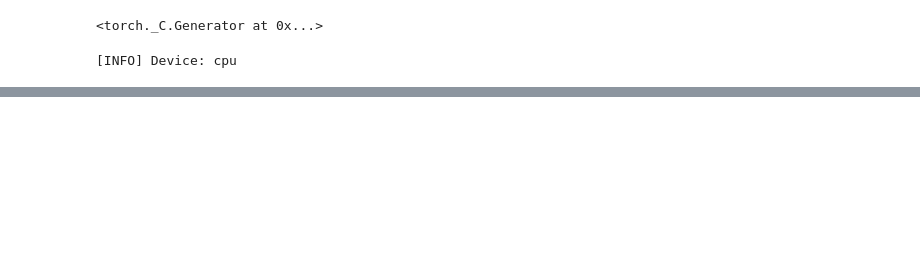
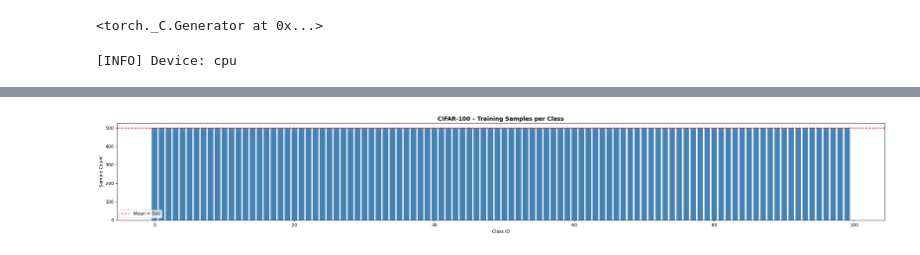
Before and after one commit to Riivveera/NoMasBlackBox, a Jupyter notebook: notebooks/data_input_pipeline.ipynb, the cells around one changed output, grey strips where cells are left out. Saved outputs shown, nothing was run; the diff lists cells and outputs as text; code cells hidden in the pictures; blank space fills up the shorter version.

Commit message:
input: dataset and eda figures

```diff
--- a/notebooks/data_input_pipeline.ipynb
+++ b/notebooks/data_input_pipeline.ipynb
@@ -76,3 +95,21 @@ def show_sample_grid(dataset, class_names: list, n_classes: int = 10,
     plt.tight_layout()
     save_fig(fname)
     plt.show()
+# %%
+#Class distribution graph
+def plot_class_distribution(counts: dict, class_names: list,
+                             title: str, fname: str):
+    ids    = list(range(len(class_names)))
+    values = [counts.get(i, 0) for i in ids]
+    fig, ax = plt.subplots(figsize=(max(10, len(ids) // 4), 4))
+    ax.bar(ids, values, color="steelblue", width=0.8)
+    mean_val = np.mean(values)
+    ax.axhline(mean_val, color="red", linestyle="--",
+               label=f"Mean = {mean_val:.0f}")
+    ax.set_title(title, fontsize=13, fontweight="bold")
+    ax.set_xlabel("Class ID")
+    ax.set_ylabel("Sample Count")
+    ax.legend()
+    plt.tight_layout()
+    save_fig(fname)
+    plt.show()
@@ -78,0 +171,67 @@ def show_sample_grid(dataset, class_names: list, n_classes: int = 10,
+# %%
+_to_tensor = transforms.ToTensor()
+
+cifar100_train_raw = CIFAR100(DATA_ROOT/"cifar100", train=True,
+                               download=True, transform=_to_tensor)
+cifar100_test_raw  = CIFAR100(DATA_ROOT/"cifar100", train=False,
+                               download=True, transform=_to_tensor)
+cifar100_classes   = cifar100_train_raw.classes   # 100 fine-grained labels
+
+print(f"  Train : {len(cifar100_train_raw):,} | Test : {len(cifar100_test_raw):,} | Classes : 100")
+print(f"  Image shape : {tuple(cifar100_train_raw[0][0].shape)}  (C, H, W)")
+
+#Class distribution
+train_counts_c100 = collections.Counter(get_labels(cifar100_train_raw))
+plot_class_distribution(
+    train_counts_c100, cifar100_classes,
+    title="CIFAR-100 – Training Samples per Class",
+    fname="cifar100_class_distribution"
+)
+
+#Sample grid
+show_sample_grid(
+    cifar100_train_raw, cifar100_classes,
+    n_classes=10, n_cols=5,
+    title="CIFAR-100 – Random Samples (10 classes × 5 images)",
+    fname="cifar100_sample_grid"
+)
+
+# Pixel statistics & histograms
+print("\n[CIFAR-100] Pixel statistics:")
+c100_mean, c100_std = pixel_stats(cifar100_train_raw, n_samples=3000, label="train")
+plot_pixel_histograms(
+    cifar100_train_raw, n_samples=500, n_channels=3,
+    title="CIFAR-100 – Pixel Intensity per Channel (500 images)",
+    fname="cifar100_pixel_histograms"
+)
+
+# Mean image per class (first 20)
+plot_mean_images(
+    cifar100_train_raw, cifar100_classes, n_show=20,
+    title="CIFAR-100 – Mean Image per Class (first 20)",
+    fname="cifar100_mean_images", cmap="viridis"
+)
+
+# Final normalised DataLoaders (NO augmentation — Milestone 1 baseline)
+CIFAR100_MEAN = (0.5071, 0.4867, 0.4408)
+CIFAR100_STD  = (0.2675, 0.2565, 0.2761)
+
+_cifar100_tf = transforms.Compose([
+    transforms.Resize((224, 224)), #Resizing the images to fit the requirements of the model
+    transforms.ToTensor(),
+    transforms.Normalize(CIFAR100_MEAN, CIFAR100_STD),
+])
+
+cifar100_train_ds = CIFAR100(DATA_ROOT/"cifar100", train=True,
+                              download=False, transform=_cifar100_tf)
+cifar100_test_ds  = CIFAR100(DATA_ROOT/"cifar100", train=False,
+                              download=False, transform=_cifar100_tf)
+
+cifar100_train_loader = DataLoader(cifar100_train_ds, batch_size=BATCH_SIZE,
+                                    shuffle=True,  num_workers=NUM_WORKERS, pin_memory=True)
+cifar100_test_loader  = DataLoader(cifar100_test_ds,  batch_size=BATCH_SIZE,
+                                    shuffle=False, num_workers=NUM_WORKERS, pin_memory=True)
+
+_b, _l = next(iter(cifar100_train_loader))
+print(f"\n[CIFAR-100] Loader ready — batch shape: {tuple(_b.shape)}")
+# %% [output]
@@ -78,0 +241 @@ def show_sample_grid(dataset, class_names: list, n_classes: int = 10,
+[figure, added]
```
Also changed, not shown: parts of 13 cells of this notebook, 11 other files.
